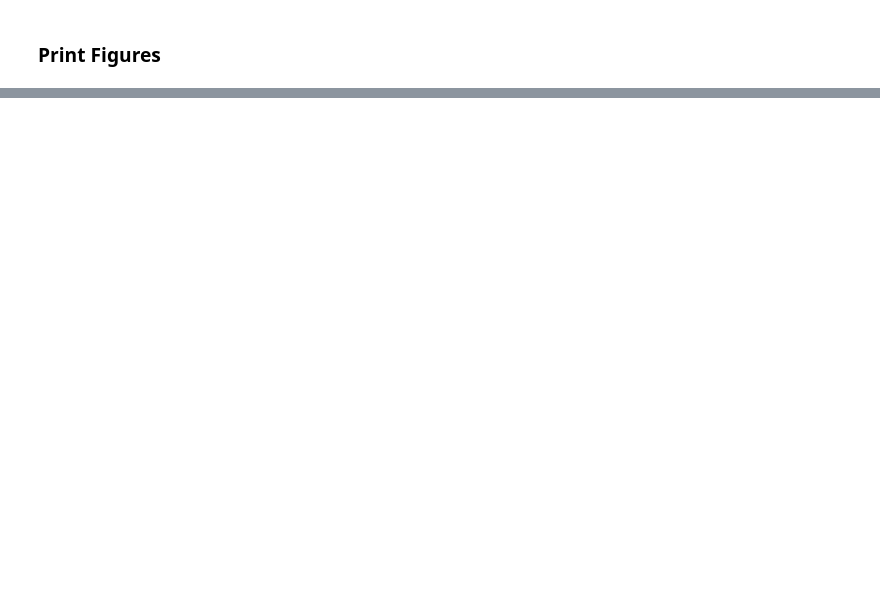
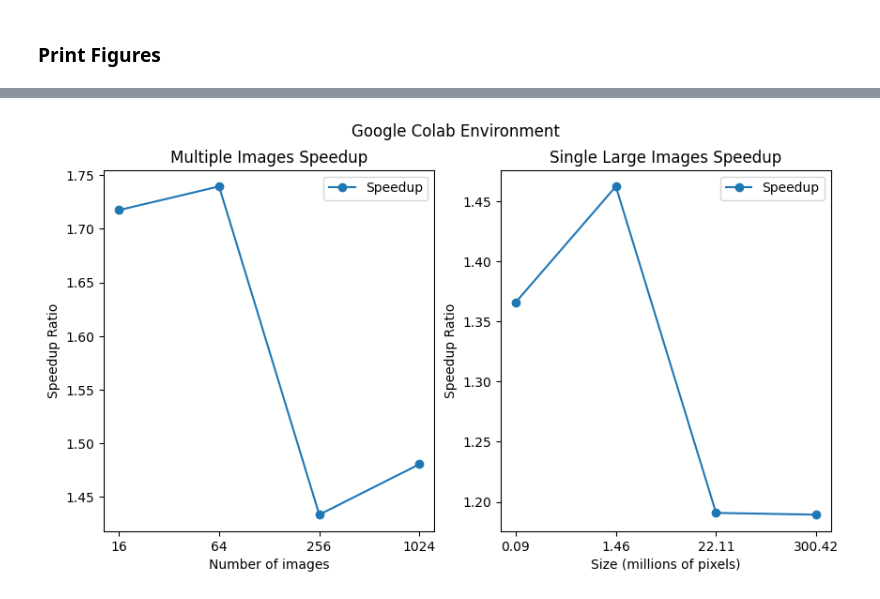
Before and after one commit to rgilyard/parallel-edge-detection, a Jupyter notebook: parallel_comparison.ipynb, the cells around one changed output, grey strips where cells are left out. Drawn from its saved outputs; the diff is of its cells as text; code cells hidden in the pictures; blank space fills up the shorter version.

```diff
--- a/parallel_comparison.ipynb
+++ b/parallel_comparison.ipynb
@@ -497,0 +541,44 @@ plt.show()
+# %%
+# Compute the speedup ratios
+mult_speedup = np.array(mult_seq_timings) / np.array(mult_par_timings)
+sing_speedup = np.array(sing_seq_timings) / np.array(sing_par_timings)
+
+# Create the speedup ratio plot with two subfigures
+fig, (ax1, ax2) = plt.subplots(1, 2, figsize=(10, 5))
+
+# Subfigure 1: Multiple images
+labels1 = ['16', '64', '256', '1024']
+x1 = np.arange(len(labels1))
+
+ax1.plot(x1, mult_speedup, marker='o', label='Speedup')
+
+ax1.set_ylabel('Speedup Ratio')
+ax1.set_xlabel('Number of images')
+ax1.set_title('Multiple Images Speedup')
+ax1.set_xticks(x1)
+ax1.set_xticklabels(labels1)
+ax1.legend()
+
+# Subfigure 2: Single large images
+labels2 = ['0.09', '1.46', '22.11', '300.42']
+x2 = np.arange(len(labels2))
+
+ax2.plot(x2, sing_speedup, marker='o', label='Speedup')
+
+ax2.set_ylabel('Speedup Ratio')
+ax2.set_xlabel('Size (millions of pixels)')
+ax2.set_title('Single Large Images Speedup')
+ax2.set_xticks(x2)
+ax2.set_xticklabels(labels2)
+ax2.legend()
+
+# Add a title for the entire figure
+fig.suptitle('Google Colab Environment')
+
+# Save the figure to a file
+plt.savefig('speedup_plot.png', dpi=300, bbox_inches='tight')
+
+# Optionally, display the plot
+plt.show()
+# %% [output]
+[figure, added]
```
Also changed, not shown: parts of 7 cells of this notebook.
